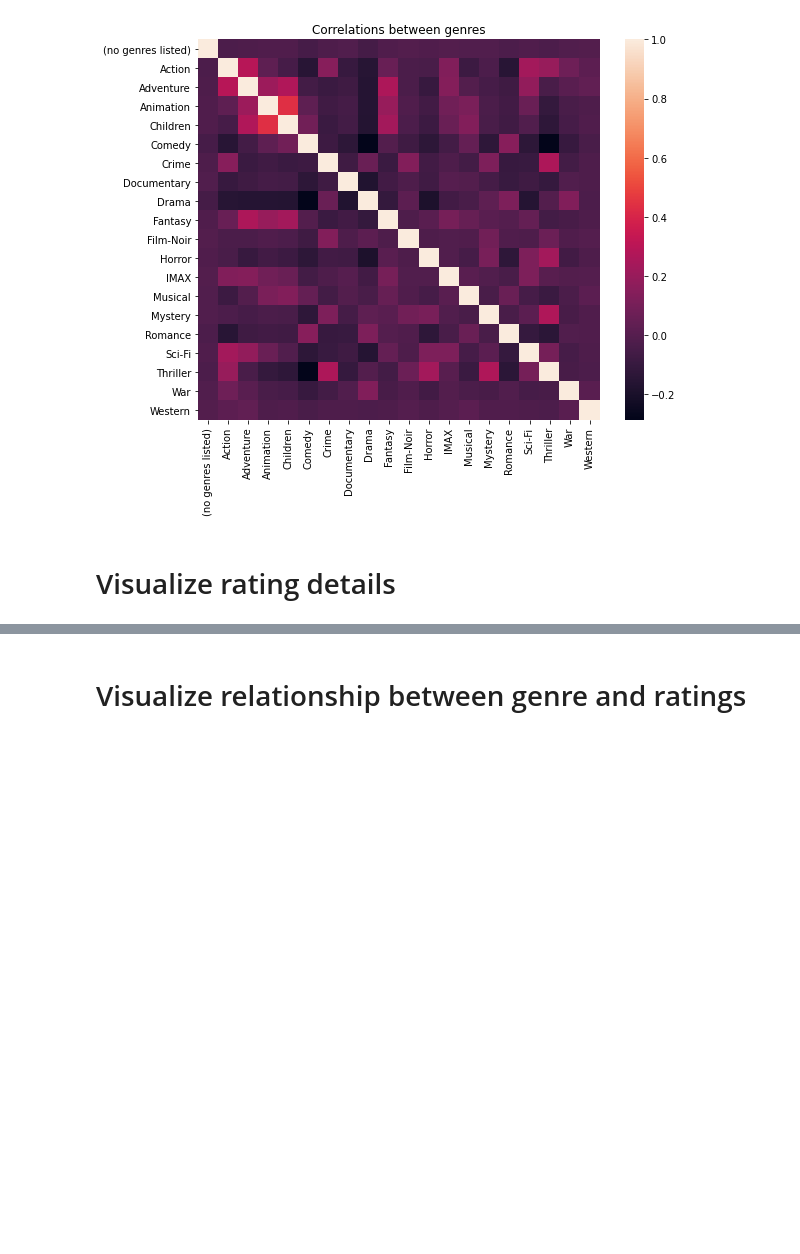
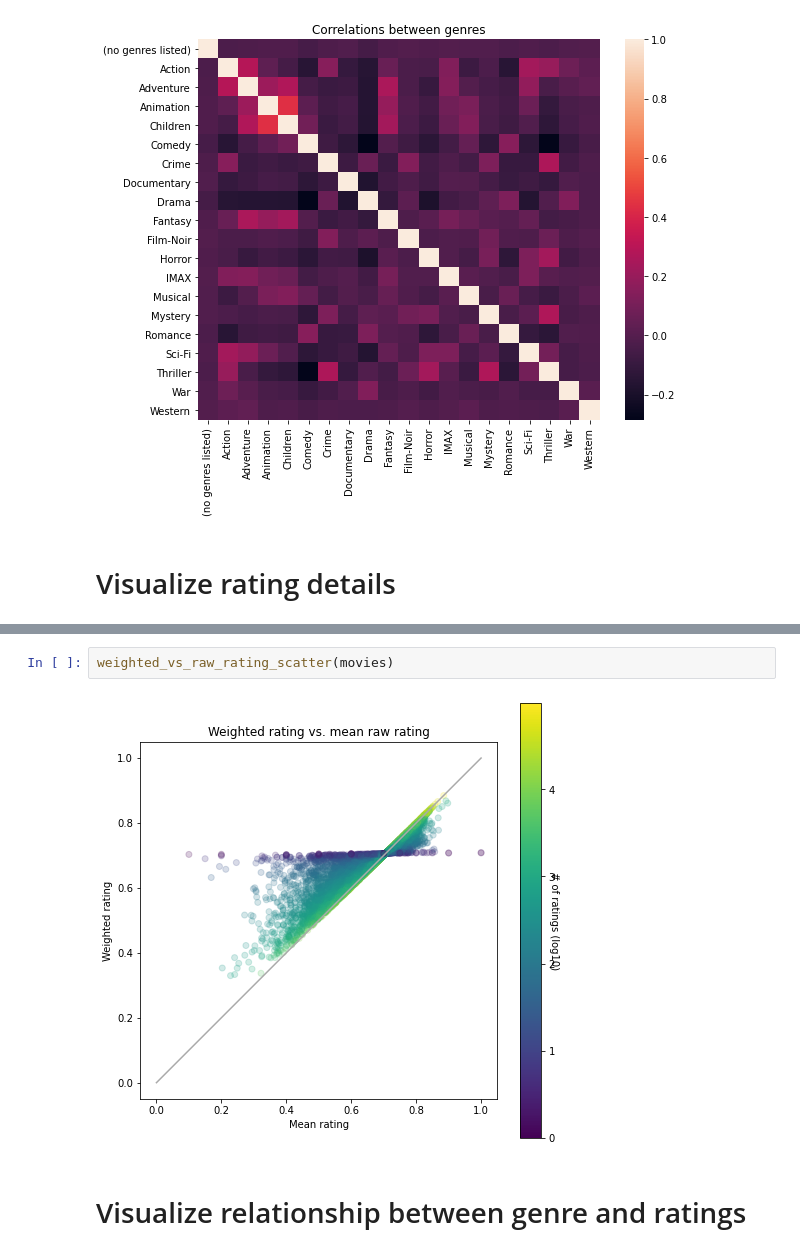
Before and after one commit to NicoleEleniPeltier/Movie-Recommender, a Jupyter notebook: Exploratory-Data-Analysis.ipynb, the cells around one changed output, grey strips where cells are left out. Saved outputs shown, nothing was run; the diff lists cells and outputs as text; blank space fills up the shorter version.

```diff
--- a/Exploratory-Data-Analysis.ipynb
+++ b/Exploratory-Data-Analysis.ipynb
@@ -66,3 +66,7 @@ plot_weighted_vs_raw_rating(movies)
+# %%
+weighted_vs_raw_rating_scatter(movies)
+# %% [output]
+[figure, added]
 # %% [markdown]
 # Visualize relationship between genre and ratings
 # %%
```
Also changed, not shown: parts of 9 cells of this notebook, 1 other file.
